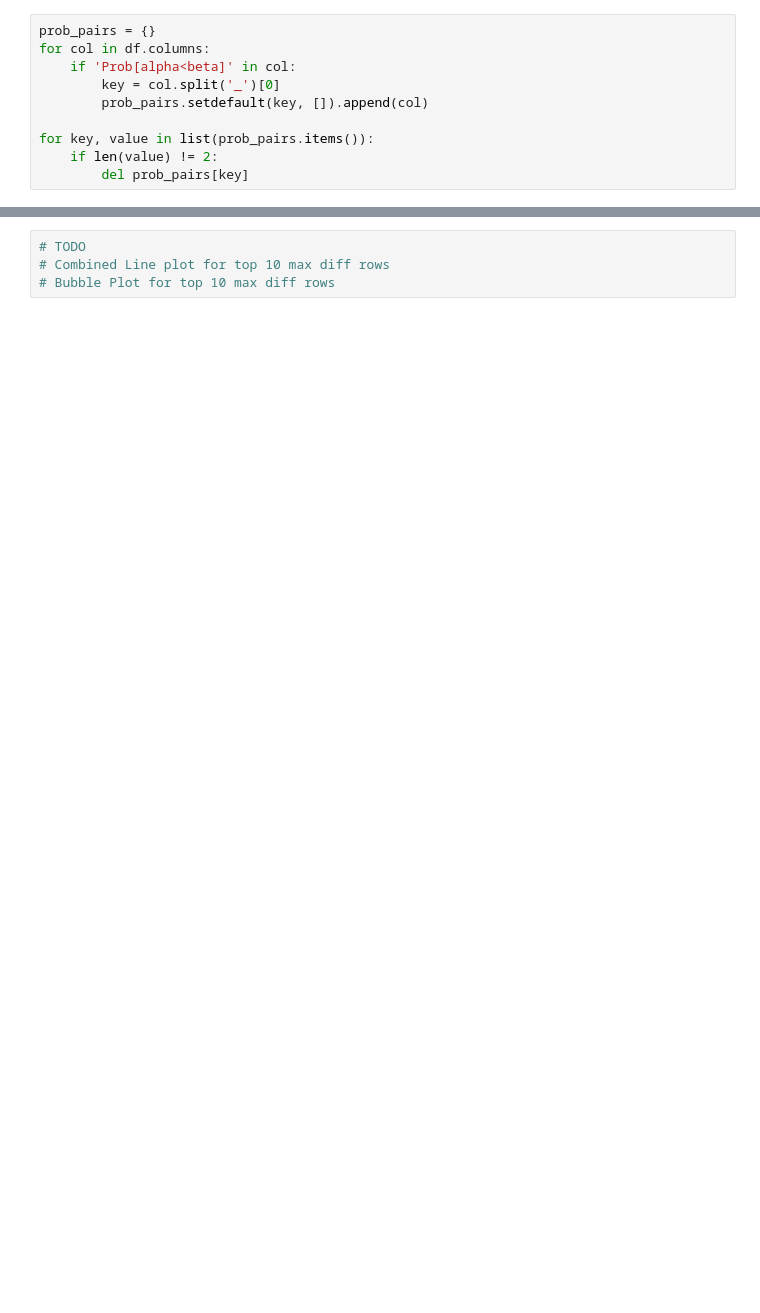
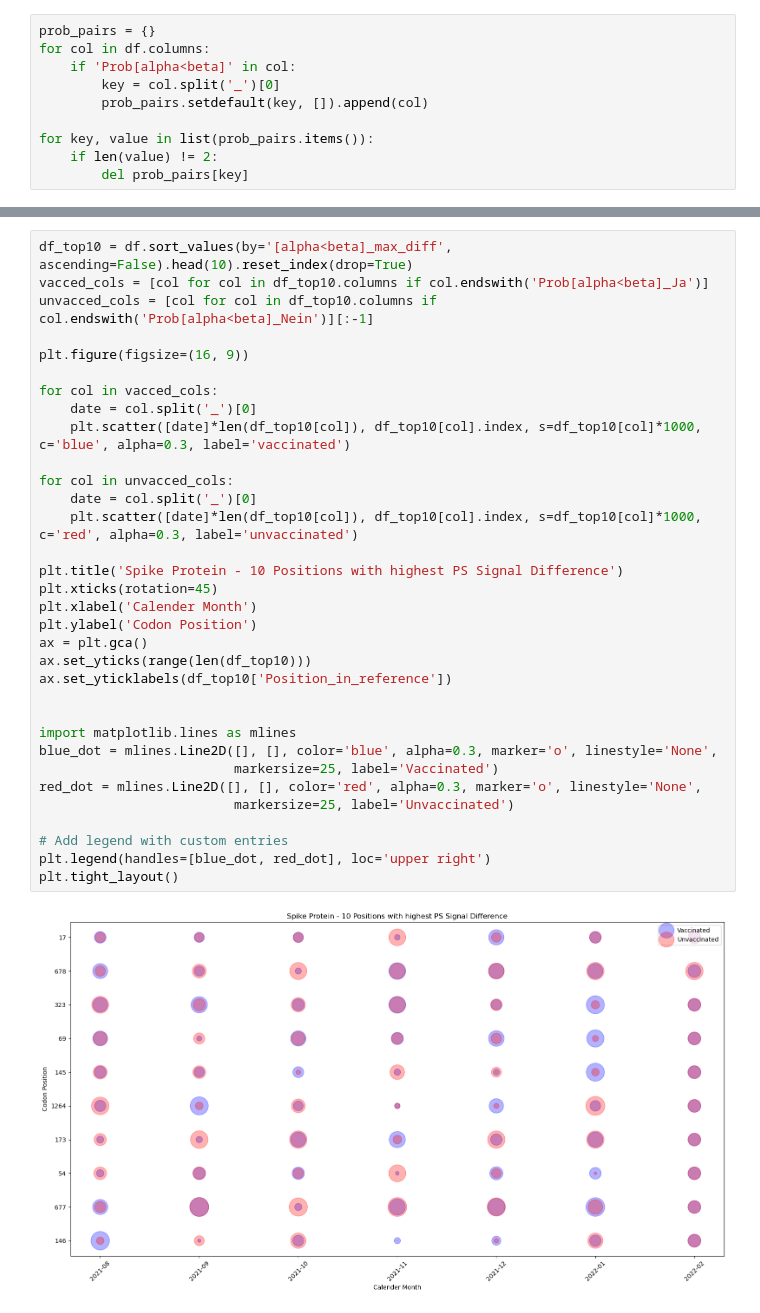
Before and after one commit to rki-mf1/PanAdapt, a Jupyter notebook: visualize_fubar.ipynb, the cells around one changed output, grey strips where cells are left out. Saved outputs shown, nothing was run; the diff lists cells and outputs as text; blank space fills up the shorter version.

Commit message:
add top10 visualization

```diff
--- a/visualize_fubar.ipynb
+++ b/visualize_fubar.ipynb
@@ -71,7 +68,38 @@ for (vacced_idx, vacced_row), (unvacced_idx, unvacced_row) in zip(df[vacced_colu
     plt.legend()
     plt.savefig(f'visualizations/DeltaB16172like_Spike/per_position/{vacced_idx+1}.svg')
     plt.close()
-# %%
-# TODO
-# Combined Line plot for top 10 max diff rows
-# Bubble Plot for top 10 max diff rows
+# %%
+df_top10 = df.sort_values(by='[alpha<beta]_max_diff', ascending=False).head(10).reset_index(drop=True)
+vacced_cols = [col for col in df_top10.columns if col.endswith('Prob[alpha<beta]_Ja')]
+unvacced_cols = [col for col in df_top10.columns if col.endswith('Prob[alpha<beta]_Nein')][:-1]
+
+plt.figure(figsize=(16, 9))
+
+for col in vacced_cols:
+    date = col.split('_')[0]
+    plt.scatter([date]*len(df_top10[col]), df_top10[col].index, s=df_top10[col]*1000, c='blue', alpha=0.3, label='vaccinated')
+
+for col in unvacced_cols:
+    date = col.split('_')[0]
+    plt.scatter([date]*len(df_top10[col]), df_top10[col].index, s=df_top10[col]*1000, c='red', alpha=0.3, label='unvaccinated')
+
+plt.title('Spike Protein - 10 Positions with highest PS Signal Difference')
+plt.xticks(rotation=45)
+plt.xlabel('Calender Month')
+plt.ylabel('Codon Position')
+ax = plt.gca()
+ax.set_yticks(range(len(df_top10)))
+ax.set_yticklabels(df_top10['Position_in_reference'])
+
+
+import matplotlib.lines as mlines
+blue_dot = mlines.Line2D([], [], color='blue', alpha=0.3, marker='o', linestyle='None',
+                         markersize=25, label='Vaccinated')
+red_dot = mlines.Line2D([], [], color='red', alpha=0.3, marker='o', linestyle='None',
+                         markersize=25, label='Unvaccinated')
+
+# Add legend with custom entries
+plt.legend(handles=[blue_dot, red_dot], loc='upper right')
+plt.tight_layout()
+# %% [output]
+[figure, added]
```
Also changed, not shown: parts of 3 cells of this notebook.
